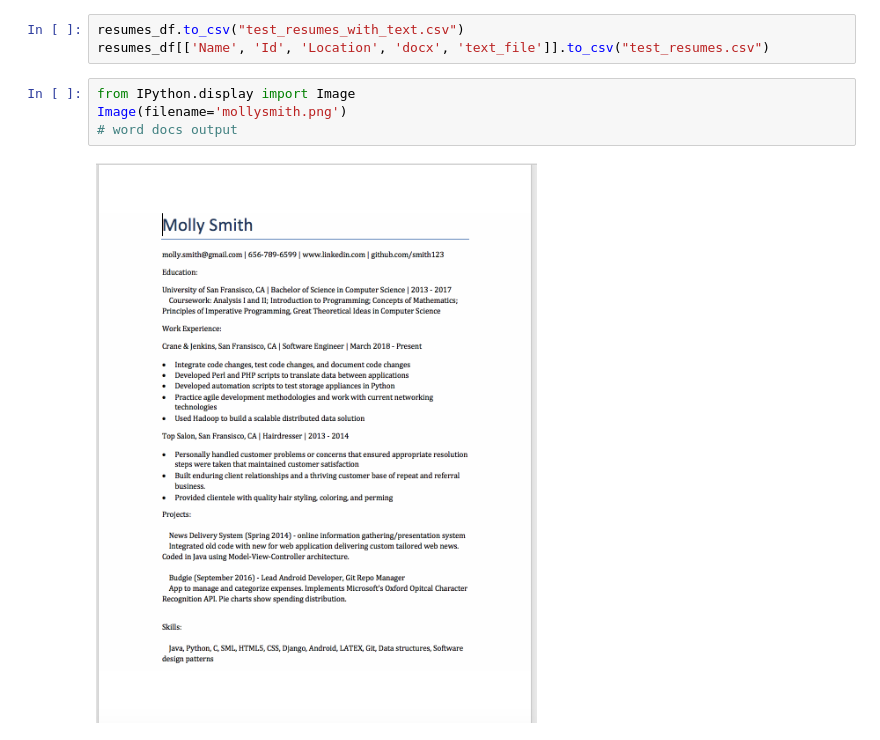
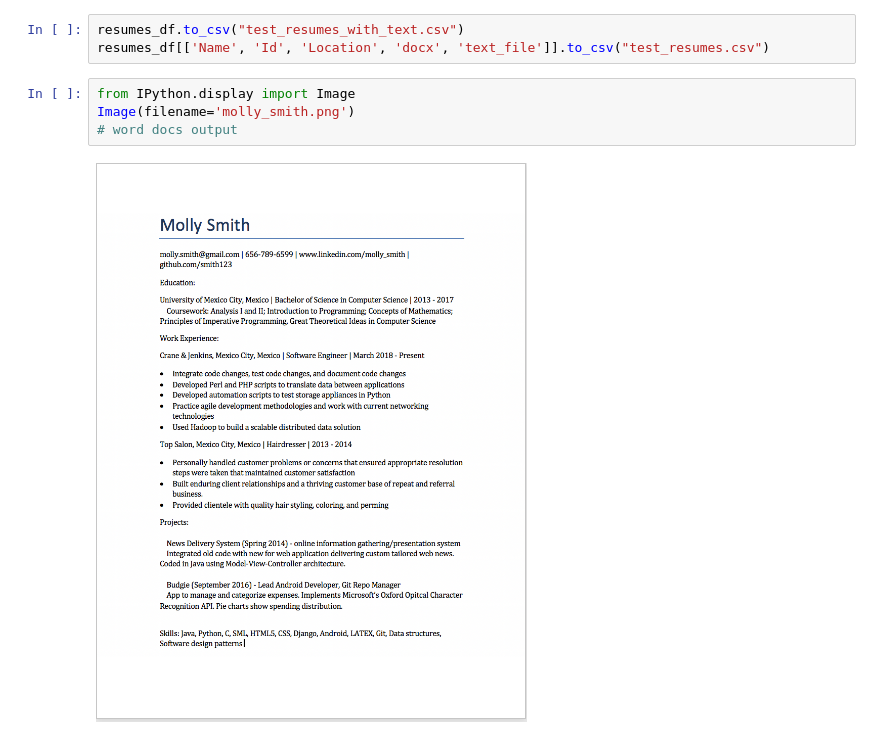
Before and after one commit to keck343/embedding_biases, a Jupyter notebook: Resume_Writing.ipynb, the cells around one changed output. Cells and saved outputs as stored; diff of their text form.

```diff
--- a/Resume_Writing.ipynb
+++ b/Resume_Writing.ipynb
@@ -264,7 +262,7 @@ resumes_df.to_csv("test_resumes_with_text.csv")
 resumes_df[['Name', 'Id', 'Location', 'docx', 'text_file']].to_csv("test_resumes.csv")
 # %%
 from IPython.display import Image
-Image(filename='mollysmith.png')
+Image(filename='molly_smith.png')
 # word docs output
 # %% [output]
-[figure, old version]
+[figure, new version]
```
Also changed, not shown: parts of 1 cell of this notebook.
